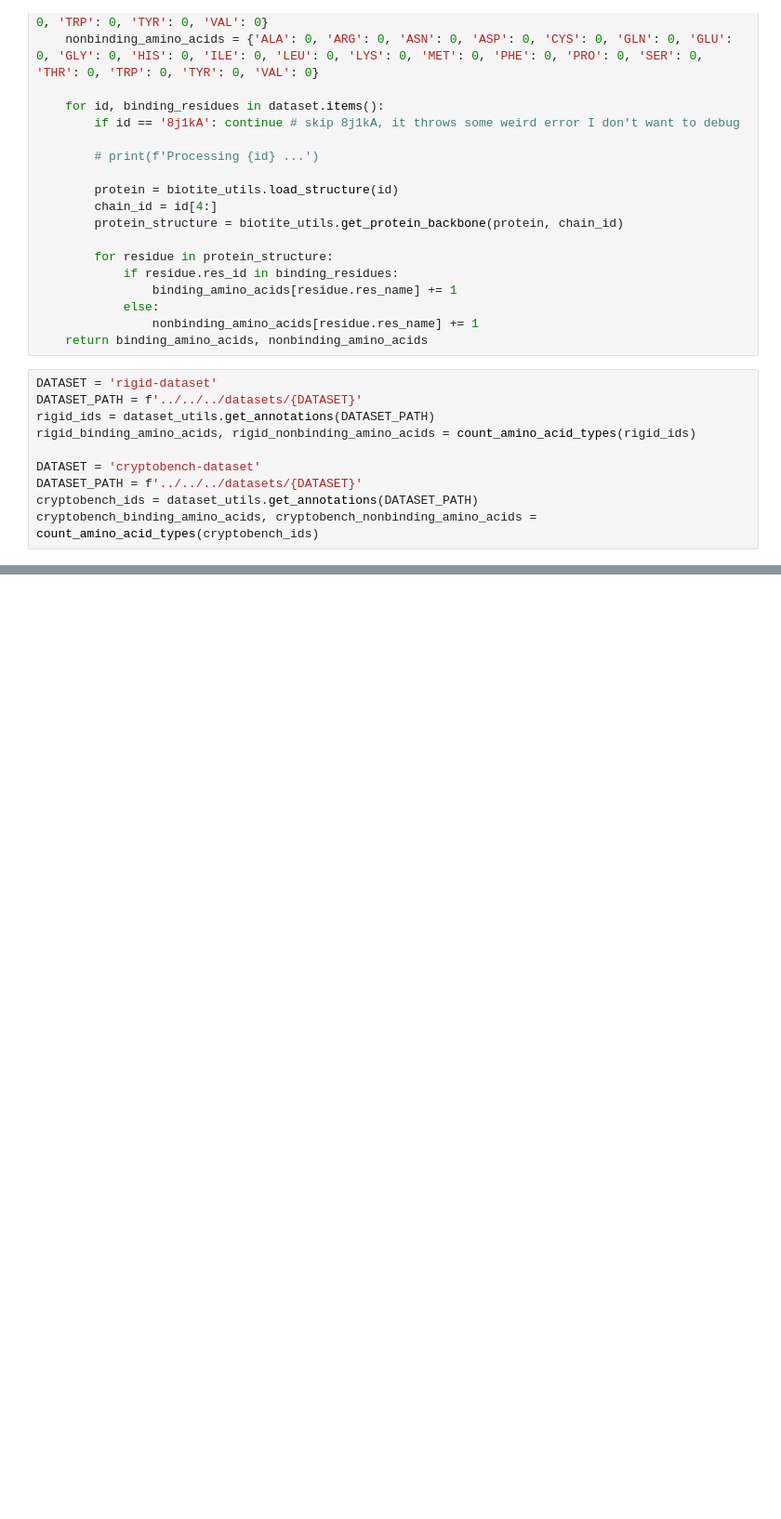
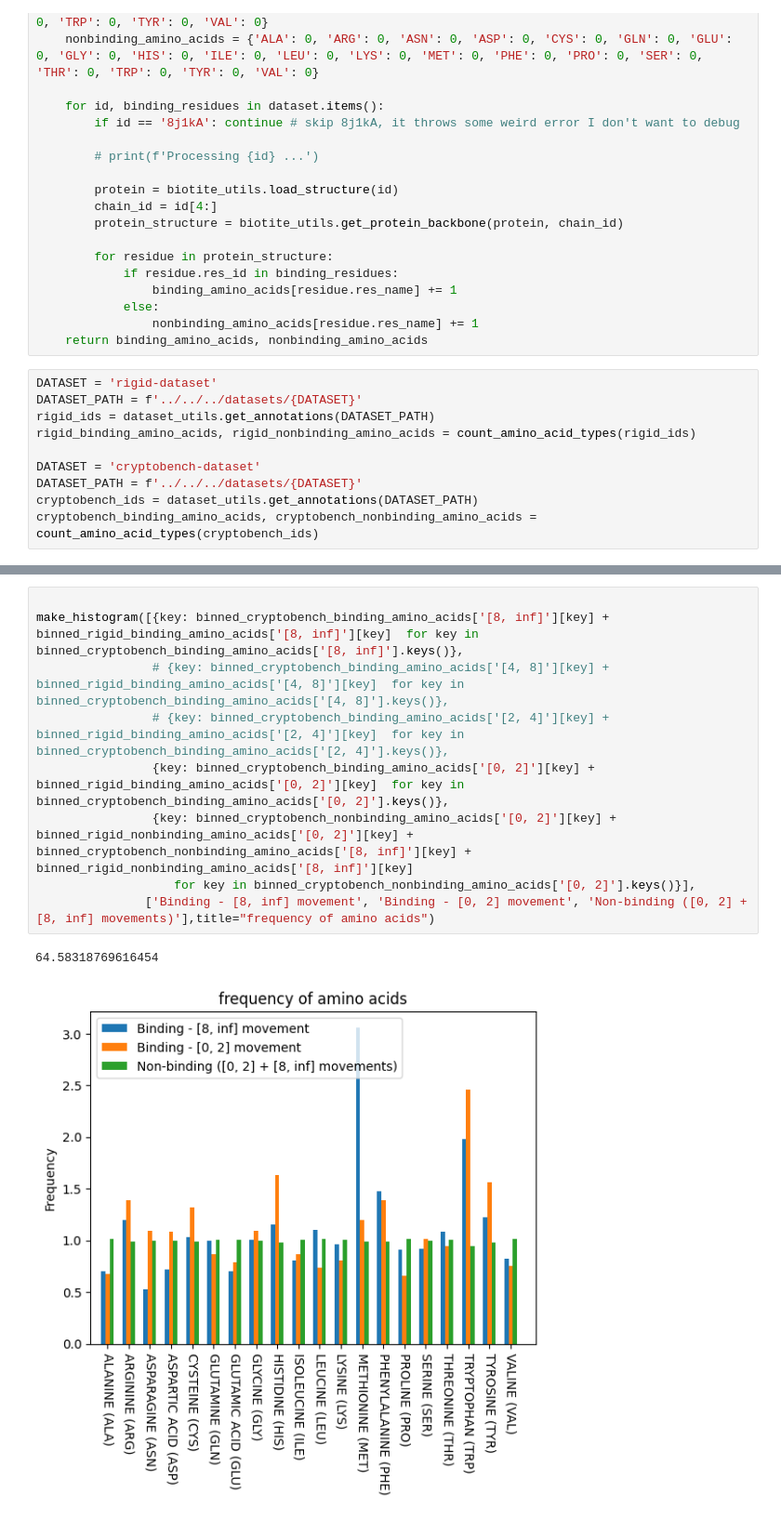
Before and after one commit to skrhakv/pocket-movement-analysis, a Jupyter notebook: src/feature-analysis/amino-acid-types/extract.ipynb, the cells around one changed output, grey strips where cells are left out. Shown at 93% size. Saved outputs shown, nothing was run; the diff lists cells and outputs as text; blank space fills up the shorter version.

```diff
--- a/src/feature-analysis/amino-acid-types/extract.ipynb
+++ b/src/feature-analysis/amino-acid-types/extract.ipynb
@@ -66,0 +159,12 @@ make_histogram([cryptobench_binding_amino_acids, rigid_binding_amino_acids, cryp
+# %%
+
+make_histogram([{key: binned_cryptobench_binding_amino_acids['[8, inf]'][key] + binned_rigid_binding_amino_acids['[8, inf]'][key]  for key in binned_cryptobench_binding_amino_acids['[8, inf]'].keys()},
+                # {key: binned_cryptobench_binding_amino_acids['[4, 8]'][key] + binned_rigid_binding_amino_acids['[4, 8]'][key]  for key in binned_cryptobench_binding_amino_acids['[4, 8]'].keys()},
+                # {key: binned_cryptobench_binding_amino_acids['[2, 4]'][key] + binned_rigid_binding_amino_acids['[2, 4]'][key]  for key in binned_cryptobench_binding_amino_acids['[2, 4]'].keys()},
+                {key: binned_cryptobench_binding_amino_acids['[0, 2]'][key] + binned_rigid_binding_amino_acids['[0, 2]'][key]  for key in binned_cryptobench_binding_amino_acids['[0, 2]'].keys()},
+                {key: binned_cryptobench_nonbinding_amino_acids['[0, 2]'][key] + binned_rigid_nonbinding_amino_acids['[0, 2]'][key] + binned_cryptobench_nonbinding_amino_acids['[8, inf]'][key] + binned_rigid_nonbinding_amino_acids['[8, inf]'][key]
+                   for key in binned_cryptobench_nonbinding_amino_acids['[0, 2]'].keys()}],
+               ['Binding - [8, inf] movement', 'Binding - [0, 2] movement', 'Non-binding ([0, 2] + [8, inf] movements)'],title="frequency of amino acids")
+# %% [output]
+64.58318769616454
+[figure, added]
```
Also changed, not shown: parts of 4 cells of this notebook, 3 other files.
